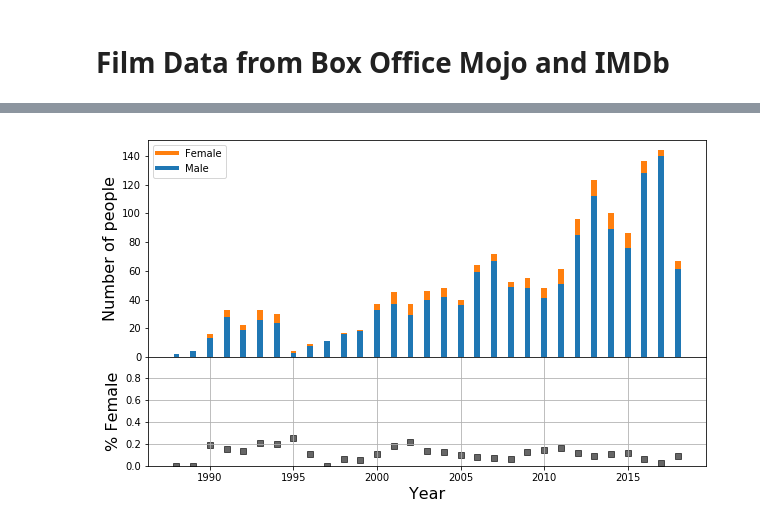
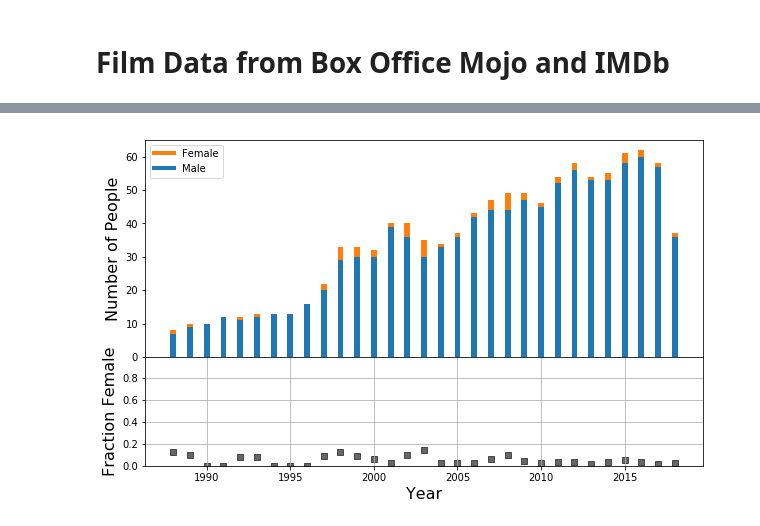
Before and after one commit to KarlenS/filmsplorer, a Jupyter notebook: Filmsplorer Demo.ipynb, the cells around one changed output, grey strips where cells are left out. Saved outputs shown, nothing was run; the diff lists cells and outputs as text; code cells hidden in the pictures.

```diff
--- a/Filmsplorer Demo.ipynb
+++ b/Filmsplorer Demo.ipynb
@@ -26,4 +34,4 @@ movies_df.head()
 # %%
-analyze.plot_yearly_data(1988,2018,field='writers')
+analyze.plot_yearly_data(1988,2018,field='directors')
 # %% [output]
-[figure, old version]
+[figure, new version]
```
Also changed, not shown: parts of 10 cells of this notebook, 2 other files.
